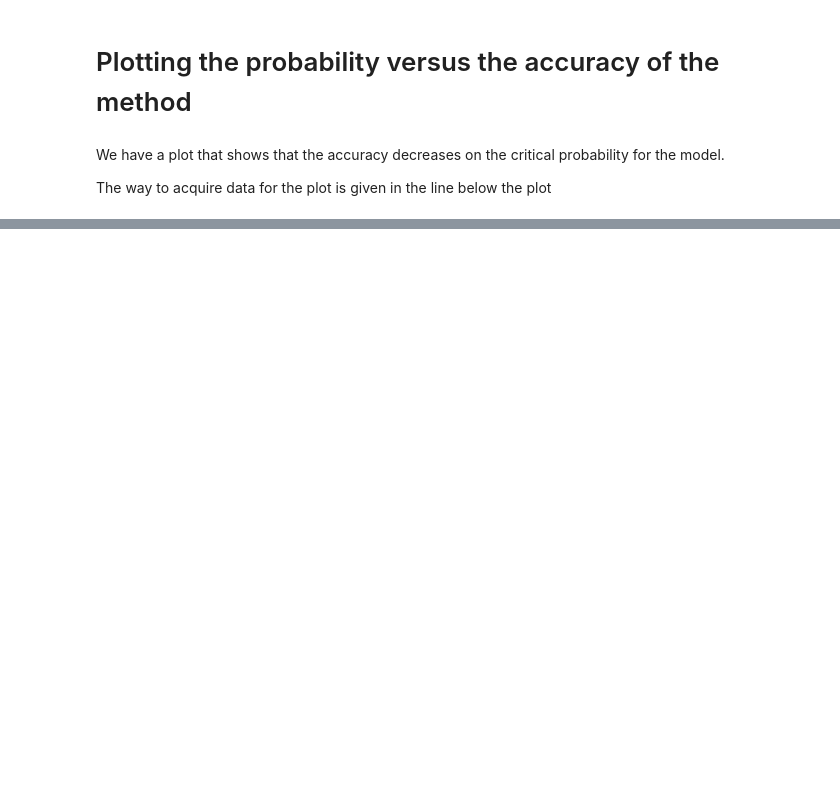
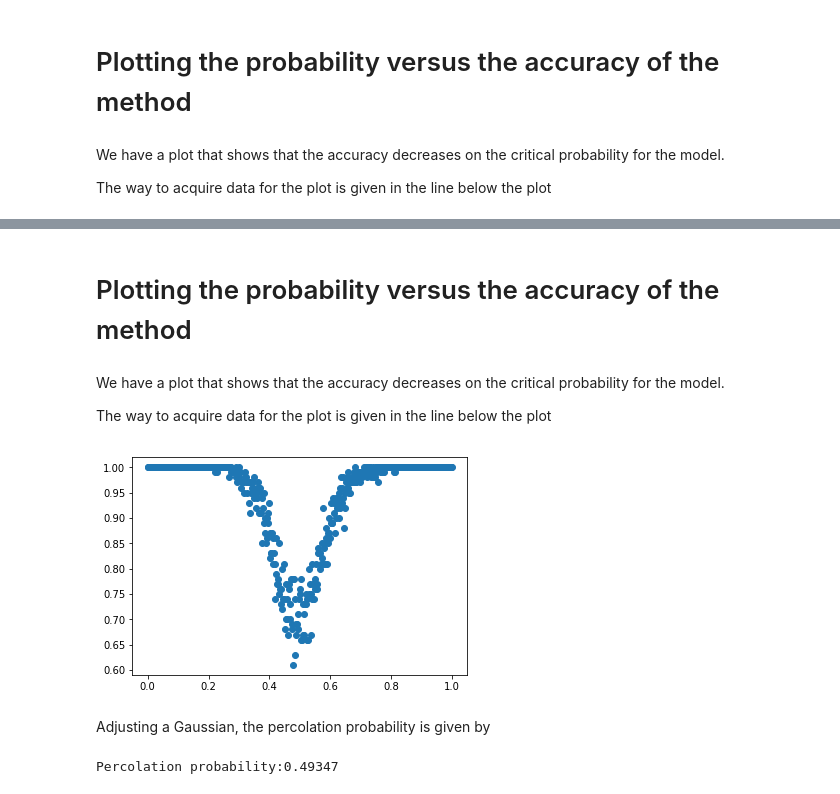
Before and after one commit to nahumsa/Percolation, a Jupyter notebook: Percolation_ML.ipynb, the cells around one changed output, grey strips where cells are left out. Saved outputs shown, nothing was run; the diff lists cells and outputs as text; code cells hidden in the pictures; blank space fills up the shorter version.

Commit message:
Added CNN and found the percolation probability

```diff
--- a/Percolation_ML.ipynb
+++ b/Percolation_ML.ipynb
@@ -111,7 +105,7 @@ Epoch 12/12
 # %% [markdown]
 # Testing the model
 # %%
-test_mat,test_v = writing_data(1000,11,0.6)
+test_mat,test_v = writing_data(100,n,0.6)
 test_loss, test_acc = model.evaluate(test_mat, test_v)
 print('Test accuracy:', test_acc)
 # %% [output]
@@ -131,9 +125,9 @@ plt.show()
 # %%
-probability = np.linspace(0.,1.,500)
+probability = np.linspace(0.,1.,100)
 acc = np.zeros(len(probability))
 for i,v in enumerate(probability):
     #test data
-    test_mat,test_v = writing_data(1000,11,v)
+    test_mat,test_v = writing_data(100,n,v)
     #evaluate accuracy
     test_loss, test_acc = model.evaluate(test_mat, test_v)
     acc[i] = test_acc
@@ -157,0 +195,17 @@ for i,v in enumerate(probability):
+# %% [markdown]
+# Plotting the probability versus the accuracy of the method
+# %% [markdown]
+We have a plot that shows that the accuracy decreases on the critical probability for the model.
+
+The way to acquire data for the plot is given in the line below the plot
+# %%
+plt.plot(probability,acc, 'o')
+plt.show()
+# %% [output]
+[figure, added]
+# %% [markdown]
+Adjusting a Gaussian, the percolation probability is given by
+# %%
+print("Percolation probability:%.5f" % popt[1])
+# %% [output]
+Percolation probability:0.49347
```
Also changed, not shown: parts of 16 cells of this notebook.
